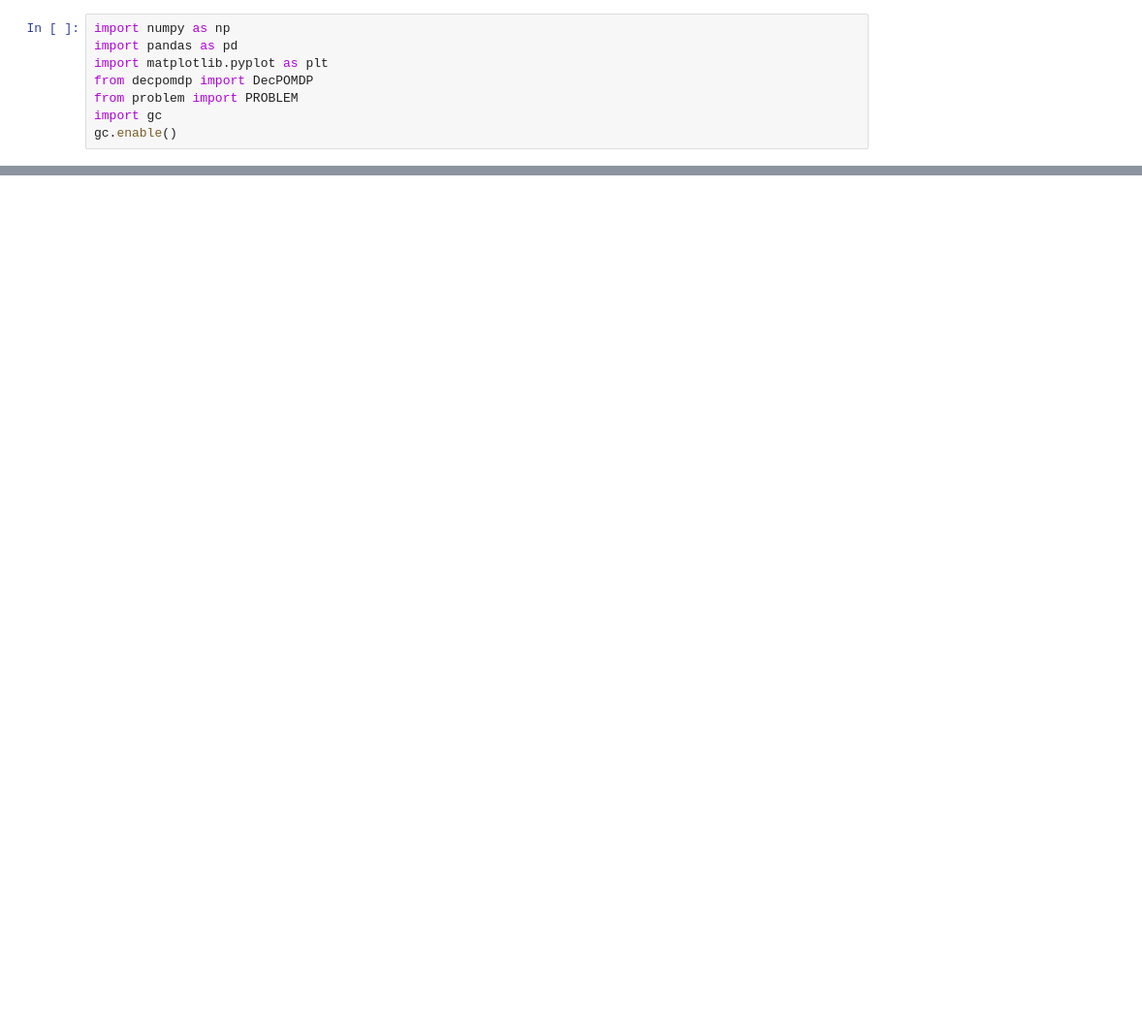
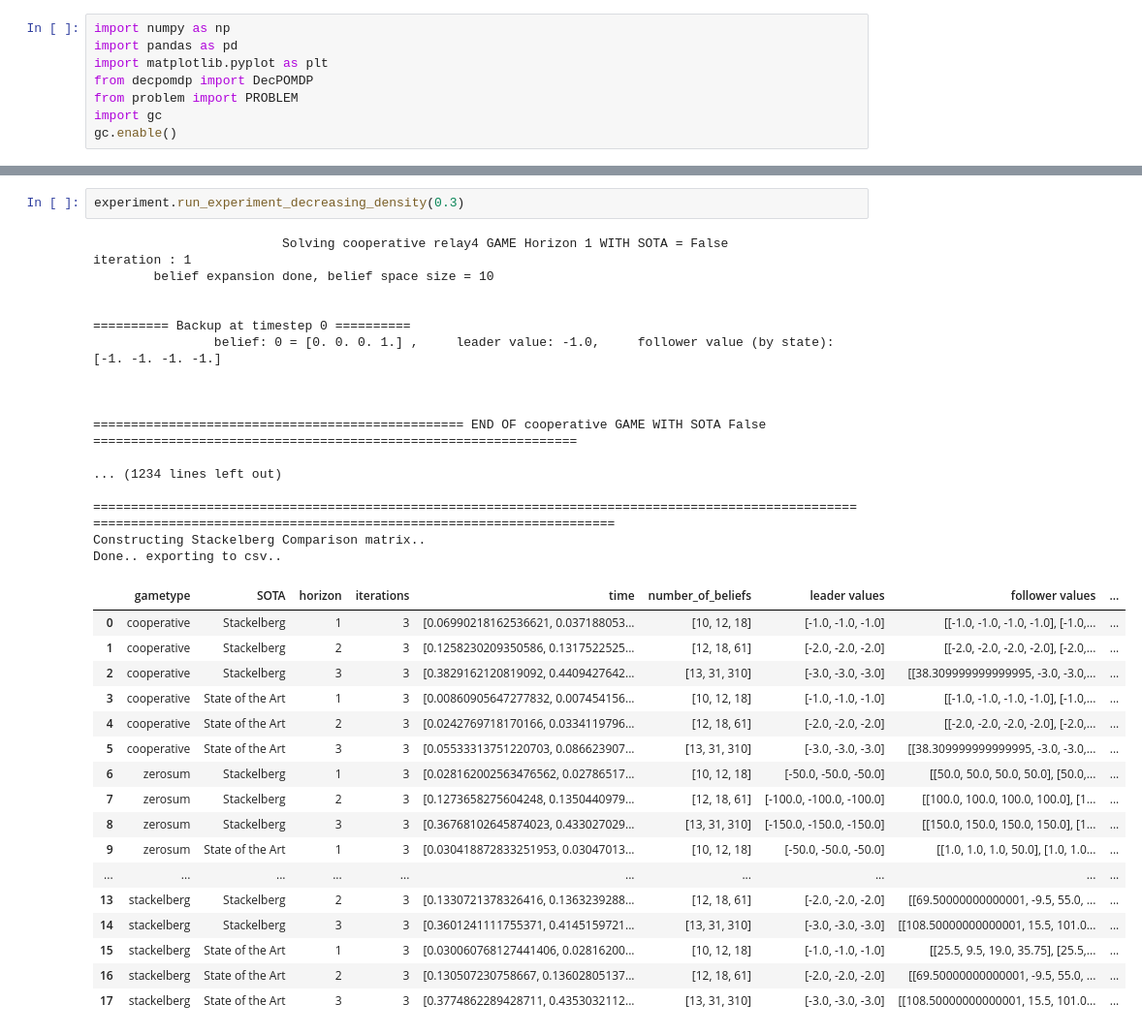
Before and after one commit to izzikampono/Thesis-New, a Jupyter notebook: test.ipynb, the cells around one changed output, grey strips where cells are left out. Shown at 97% size. Saved outputs shown, nothing was run; the diff lists cells and outputs as text; blank space fills up the shorter version.

```diff
--- a/test.ipynb
+++ b/test.ipynb
@@ -126,3 +92,40 @@ Done.. exporting to csv..
+# %%
+experiment.run_experiment_decreasing_density(0.3)
+# %% [output]
+                         Solving cooperative relay4 GAME Horizon 1 WITH SOTA = False
+iteration : 1
+        belief expansion done, belief space size = 10
+
+
+========== Backup at timestep 0 ==========
+                belief: 0 = [0. 0. 0. 1.] ,     leader value: -1.0,     follower value (by state):  [-1. -1. -1. -1.]
+
+
+
+================================================= END OF cooperative GAME WITH SOTA False ================================================================
+
+... (1234 lines left out)
+
+==========================================================================================================================================================================
+Constructing Stackelberg Comparison matrix..
+Done.. exporting to csv..
+|  | gametype | SOTA | horizon | iterations | time | number_of_beliefs | leader values | follower values | ... |
+| 0 | cooperative | Stackelberg | 1 | 3 | [0.06990218162536621, 0.037188053... | [10, 12, 18] | [-1.0, -1.0, -1.0] | [[-1.0, -1.0, -1.0, -1.0], [-1.0,... | ... |
+| 1 | cooperative | Stackelberg | 2 | 3 | [0.1258230209350586, 0.1317522525... | [12, 18, 61] | [-2.0, -2.0, -2.0] | [[-2.0, -2.0, -2.0, -2.0], [-2.0,... | ... |
+| 2 | cooperative | Stackelberg | 3 | 3 | [0.3829162120819092, 0.4409427642... | [13, 31, 310] | [-3.0, -3.0, -3.0] | [[38.309999999999995, -3.0, -3.0,... | ... |
+| 3 | cooperative | State of the Art | 1 | 3 | [0.00860905647277832, 0.007454156... | [10, 12, 18] | [-1.0, -1.0, -1.0] | [[-1.0, -1.0, -1.0, -1.0], [-1.0,... | ... |
+| 4 | cooperative | State of the Art | 2 | 3 | [0.0242769718170166, 0.0334119796... | [12, 18, 61] | [-2.0, -2.0, -2.0] | [[-2.0, -2.0, -2.0, -2.0], [-2.0,... | ... |
+| 5 | cooperative | State of the Art | 3 | 3 | [0.05533313751220703, 0.086623907... | [13, 31, 310] | [-3.0, -3.0, -3.0] | [[38.309999999999995, -3.0, -3.0,... | ... |
+| 6 | zerosum | Stackelberg | 1 | 3 | [0.028162002563476562, 0.02786517... | [10, 12, 18] | [-50.0, -50.0, -50.0] | [[50.0, 50.0, 50.0, 50.0], [50.0,... | ... |
+| 7 | zerosum | Stackelberg | 2 | 3 | [0.1273658275604248, 0.1350440979... | [12, 18, 61] | [-100.0, -100.0, -100.0] | [[100.0, 100.0, 100.0, 100.0], [1... | ... |
+| 8 | zerosum | Stackelberg | 3 | 3 | [0.36768102645874023, 0.433027029... | [13, 31, 310] | [-150.0, -150.0, -150.0] | [[150.0, 150.0, 150.0, 150.0], [1... | ... |
+| 9 | zerosum | State of the Art | 1 | 3 | [0.030418872833251953, 0.03047013... | [10, 12, 18] | [-50.0, -50.0, -50.0] | [[1.0, 1.0, 1.0, 50.0], [1.0, 1.0... | ... |
+| ... | ... | ... | ... | ... | ... | ... | ... | ... | ... |
+| 13 | stackelberg | Stackelberg | 2 | 3 | [0.1330721378326416, 0.1363239288... | [12, 18, 61] | [-2.0, -2.0, -2.0] | [[69.50000000000001, -9.5, 55.0, ... | ... |
+| 14 | stackelberg | Stackelberg | 3 | 3 | [0.3601241111755371, 0.4145159721... | [13, 31, 310] | [-3.0, -3.0, -3.0] | [[108.50000000000001, 15.5, 101.0... | ... |
+| 15 | stackelberg | State of the Art | 1 | 3 | [0.030060768127441406, 0.02816200... | [10, 12, 18] | [-1.0, -1.0, -1.0] | [[25.5, 9.5, 19.0, 35.75], [25.5,... | ... |
+| 16 | stackelberg | State of the Art | 2 | 3 | [0.130507230758667, 0.13602805137... | [12, 18, 61] | [-2.0, -2.0, -2.0] | [[69.50000000000001, -9.5, 55.0, ... | ... |
+| 17 | stackelberg | State of the Art | 3 | 3 | [0.3774862289428711, 0.4353032112... | [13, 31, 310] | [-3.0, -3.0, -3.0] | [[108.50000000000001, 15.5, 101.0... | ... |
 # %%
 tables = experiment.generate_summary_table()
 tables["zerosum"]
```
Also changed, not shown: parts of 7 cells of this notebook, 43 other files.
